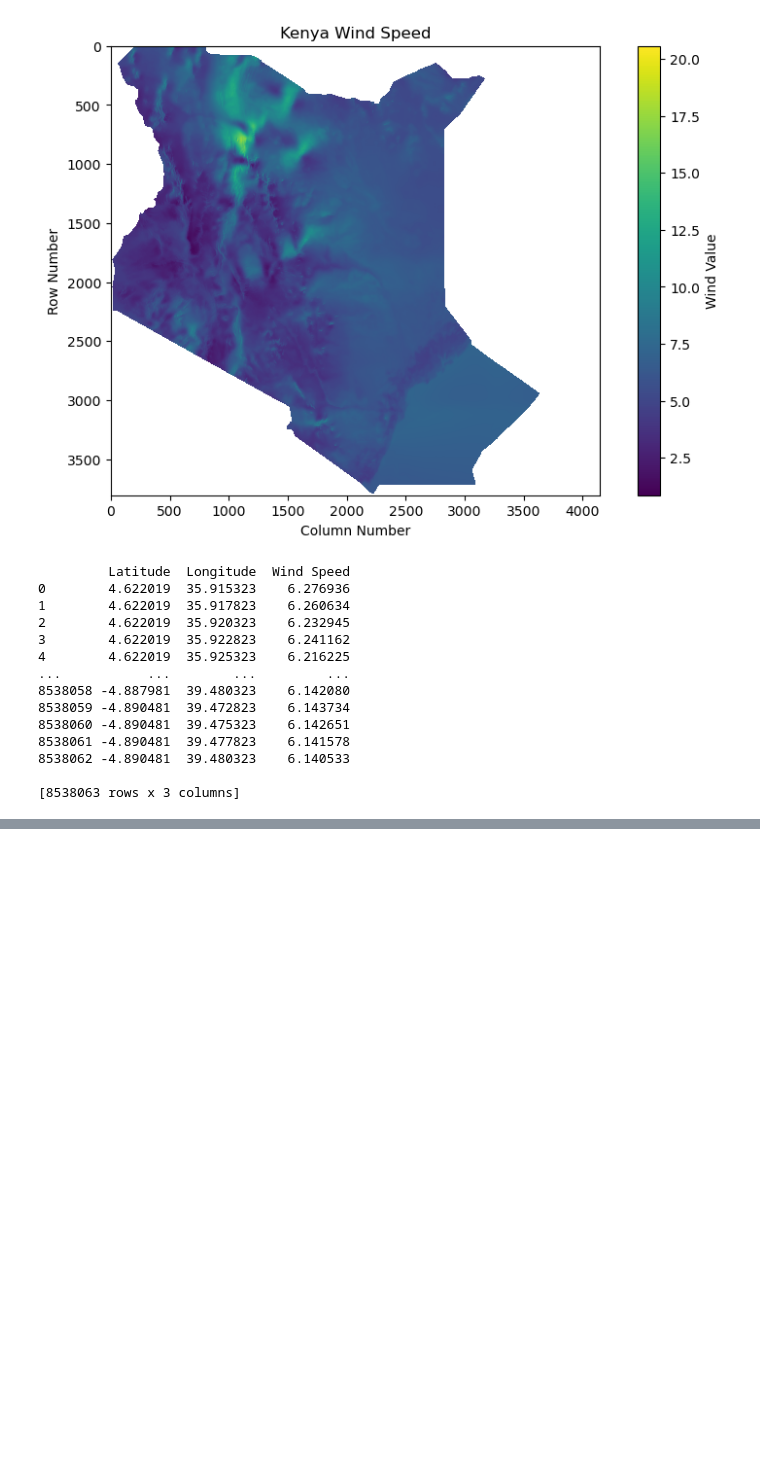
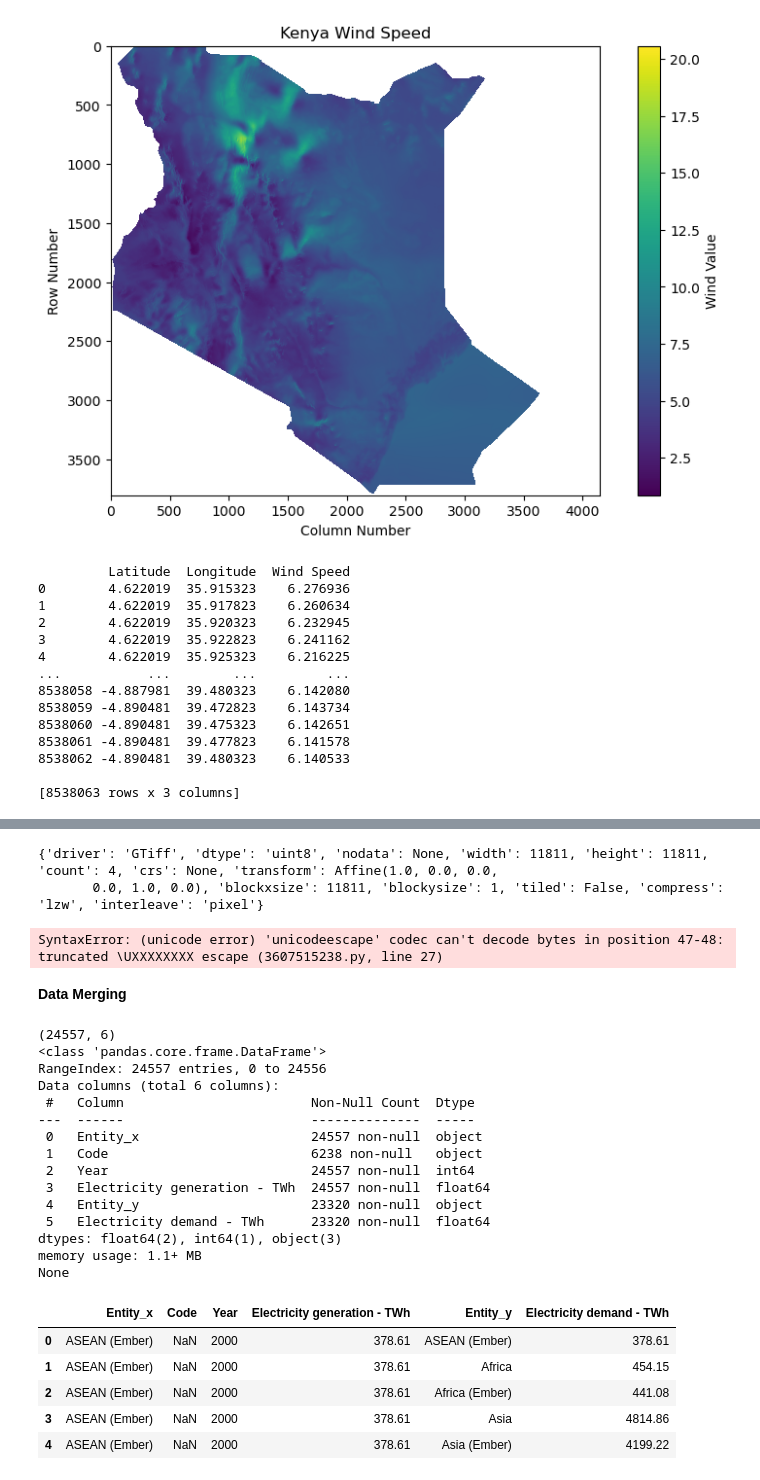
Before and after one commit to DavidGathimbaM/Energy-Access-and-Electrification-planning-in-Kenya, a Jupyter notebook: group_workbook/Victor.ipynb, the cells around one changed output, grey strips where cells are left out. Drawn from its saved outputs; the diff is of its cells as text; code cells hidden in the pictures; blank space fills up the shorter version.

```diff
--- a/group_workbook/Victor.ipynb
+++ b/group_workbook/Victor.ipynb
@@ -681,0 +765,77 @@ print(wind_speed_df)
+# %%
+import numpy as np
+import rasterio
+import pandas as pd
+from rasterio.transform import rowcol
+import geopandas as gpd
+
+direct_irradiation = r'C:\Users\user\Documents\PHASE_5- Capstone Project\Phase-5-final-project\Energy-Access-and-Electrification-planning-in-Kenya\data\renewable_potential_data\kenya_renewable_data\Kenya_DNI_poster-map_1000x1000mm-300dpi_v20191017.tif'
+
+# Read the TIFF file
+with rasterio.open(direct_irradiation) as src:
+    irradiation_data = src.read(1)
+    irradiation_meta_data = src.profile
+
+irradiation_meta_data
+# %% [output]
+{'driver': 'GTiff', 'dtype': 'uint8', 'nodata': None, 'width': 11811, 'height': 11811, 'count': 4, 'crs': None, 'transform': Affine(1.0, 0.0, 0.0,
+       0.0, 1.0, 0.0), 'blockxsize': 11811, 'blockysize': 1, 'tiled': False, 'compress': 'lzw', 'interleave': 'pixel'}
+# %%
+"""
+
+# Load pv TIFF file
+direct_irradiation = r'C:\Users\user\Documents\PHASE_5- Capstone Project\Phase-5-final-project\Energy-Access-and-Electrification-planning-in-Kenya\data\renewable_potential_data\kenya_renewable_data\Kenya_DNI_poster-map_1000x1000mm-300dpi_v20191017.tif'
+
+with rasterio.open(direct_irradiation) as src:
+    # Read the pv potential data from the first band
+    irradiation_data = src.read(1)
+    transform = src.transform
+
+# List to store latitude, longitude, and pv potential values
+data = []
+
+# Loop over each pixel
+for row in range(irradiation_data.shape[0]):
+    for col in range(irradiation_data.shape[1]):
+        # Convert row, col to latitude, longitude
+        lon, lat = rasterio.transform.xy(transform, row, col)
+        direct_irradiation = irradiation_data[row, col]
+
+        # Append to data list if pv potential is valid (not a nodata value)
+        if not np.isnan(direct_irradiation):
+            data.append({'Latitude': lat, 'Longitude': lon, 'Direct Irradiation': direct_irradiation})
+
+direct_irradiation_df = pd.DataFrame(data)
+print(direct_irradiation_df)
+"""
+# %% [output]
+SyntaxError: (unicode error) 'unicodeescape' codec can't decode bytes in position 47-48: truncated \UXXXXXXXX escape (3607515238.py, line 27)
+# %% [markdown]
+**Data Merging**
+# %%
+electricity_df = pd.merge(generation_df, demand_df, on=['Code','Year'], how='outer')
+print(electricity_df.shape)
+print(electricity_df.info())
+electricity_df.head()
+# %% [output]
+(24557, 6)
+<class 'pandas.core.frame.DataFrame'>
+RangeIndex: 24557 entries, 0 to 24556
+Data columns (total 6 columns):
+ #   Column                        Non-Null Count  Dtype
+---  ------                        --------------  -----
+ 0   Entity_x                      24557 non-null  object
+ 1   Code                          6238 non-null   object
+ 2   Year                          24557 non-null  int64
+ 3   Electricity generation - TWh  24557 non-null  float64
+ 4   Entity_y                      23320 non-null  object
+ 5   Electricity demand - TWh      23320 non-null  float64
+dtypes: float64(2), int64(1), object(3)
+memory usage: 1.1+ MB
+None
+|  | Entity_x | Code | Year | Electricity generation - TWh | Entity_y | Electricity demand - TWh |
+| 0 | ASEAN (Ember) | NaN | 2000 | 378.61 | ASEAN (Ember) | 378.61 |
+| 1 | ASEAN (Ember) | NaN | 2000 | 378.61 | Africa | 454.15 |
+| 2 | ASEAN (Ember) | NaN | 2000 | 378.61 | Africa (Ember) | 441.08 |
+| 3 | ASEAN (Ember) | NaN | 2000 | 378.61 | Asia | 4814.86 |
+| 4 | ASEAN (Ember) | NaN | 2000 | 378.61 | Asia (Ember) | 4199.22 |
```
Also changed, not shown: parts of 11 cells of this notebook.
